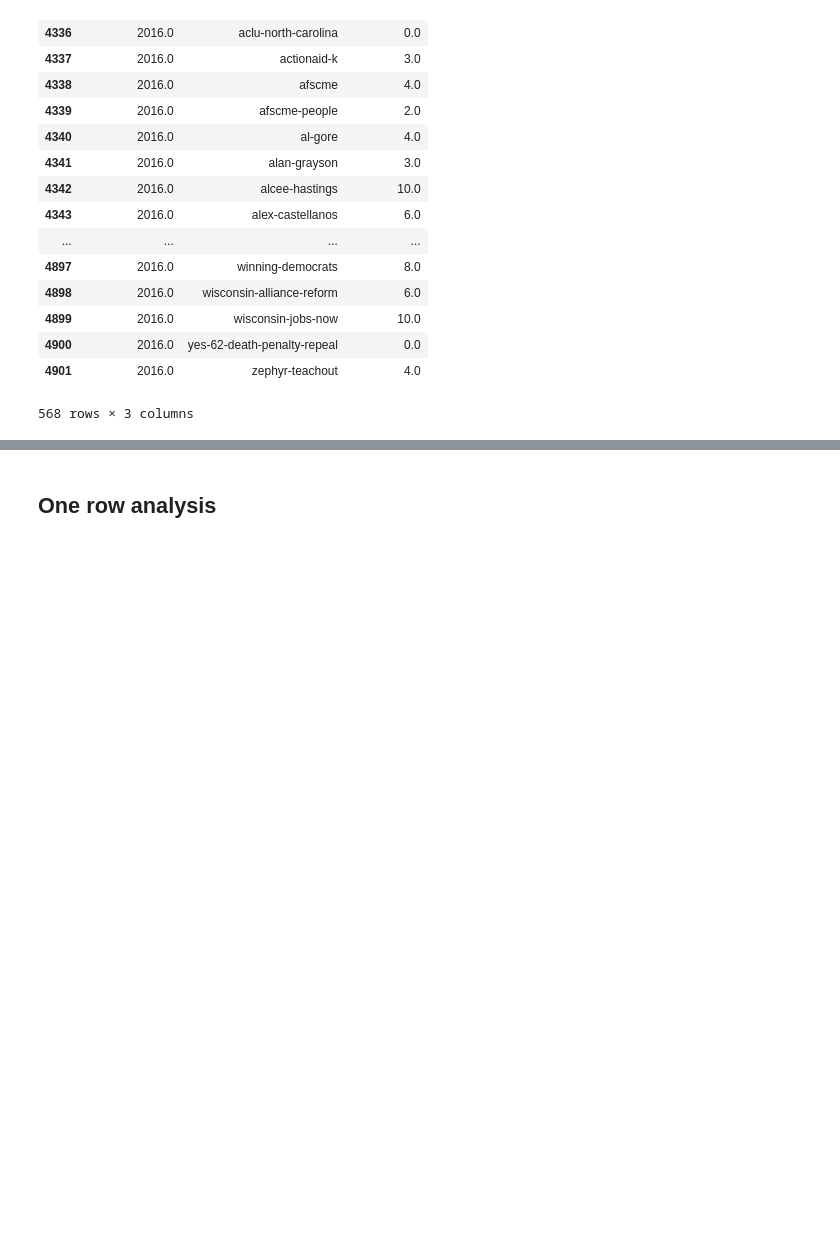
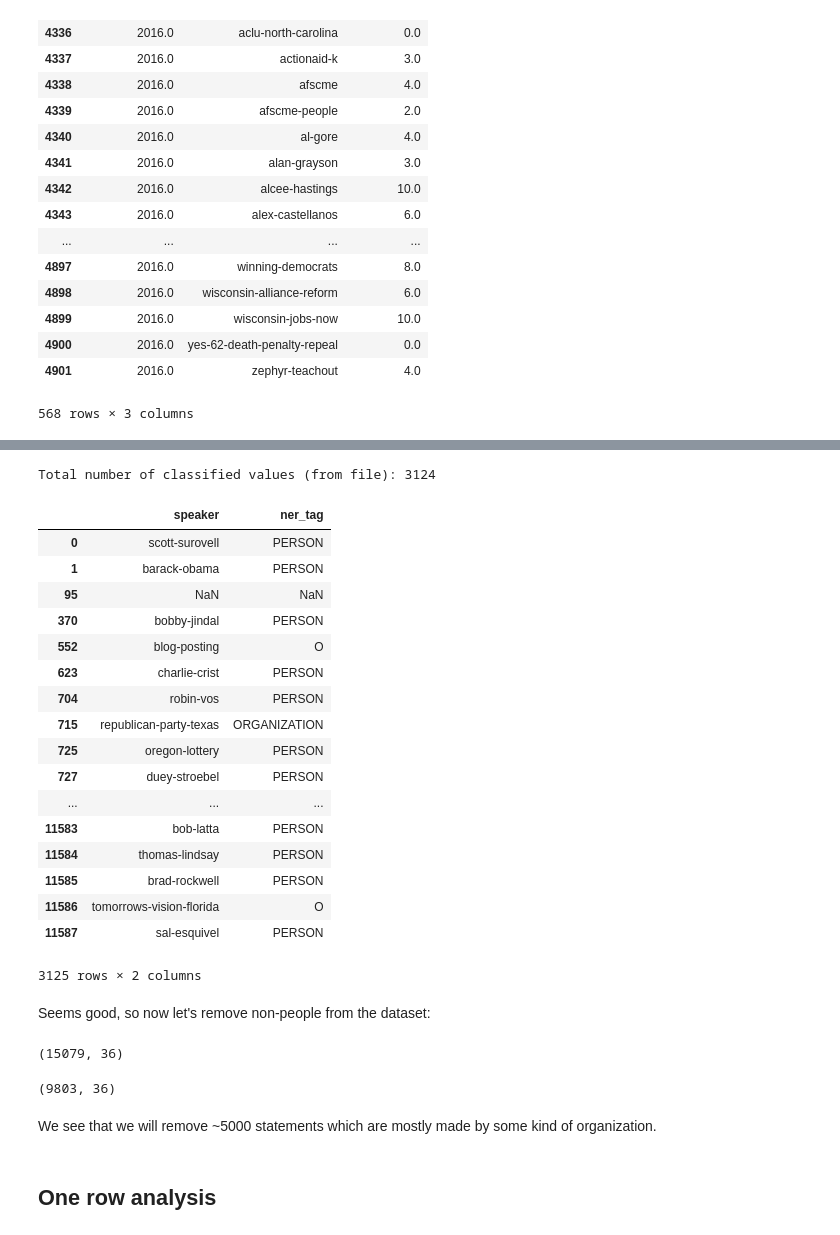
Before and after one commit to ExploringLies/lies-have-short-legs, a Jupyter notebook: notebooks/data analysis.ipynb, the cells around one changed output, grey strips where cells are left out. Saved outputs shown, nothing was run; the diff lists cells and outputs as text; code cells hidden in the pictures; blank space fills up the shorter version.

```diff
--- a/notebooks/data analysis.ipynb
+++ b/notebooks/data analysis.ipynb
@@ -71,17 +64,23 @@ def extract_information(res):
 # %%
+from json import load, JSONDecodeError
+
 def safe_json_read(f):
     try:
         with open(f, 'r') as fc:
-            return json.load(fc)
-    except json.JSONDecodeError:
-        print(f)
+            return load(fc)
+    except JSONDecodeError as de:
+        print(f"File {f} is empty or something...")
         return {}
 # %%
-additional_information = pseq(pathlib.Path('../liar_dataset/statements/').iterdir())\
-                               .map(safe_json_read)\
+from functional import seq
+# print(pseq(paths))
+# print(seq(paths).map(safe_json_read))
+
+additional_information = seq(pathlib.Path('../data/liar_dataset/statements/').iterdir()).map(safe_json_read)\
                                .filter(lambda x: len(x) > 0)\
                                .map(extract_information)\
                                .to_pandas()
 
 additional_information['statement_date'] = pd.to_datetime(additional_information['statement_date'])
+additional_information.head()
 # %% [output]
@@ -303,0 +366,55 @@ median_speaker_value[median_speaker_value['statement_year'] == 2016]
+# %%
+import os.path
+
+file_path = 'nlp/ner_tags.json'
+
+if not os.path.exists(file_path):
+    print(f"Total number of values to classify: {len(_t['speaker'].value_counts().index)}")
+
+    words_with_ner_tags = {}
+    for word in _t['speaker'].value_counts().index:
+        words_with_ner_tags[word] = get_ner_tag(word)
+
+    # save tags, since it took ~3h to tag all 3214 unique speakers
+    with open(file_path, 'w') as fp:
+        json.dump(words_with_ner_tags, fp, indent=4)
+else:
+    with open(file_path, 'r') as f:
+        words_with_ner_tags = json.load(f)
+    print(f"Total number of classified values (from file): {len(words_with_ner_tags)}")
+# %% [output]
+Total number of classified values (from file): 3124
+# %%
+_t["ner_tag"] = _t.apply(lambda row: words_with_ner_tags[row['speaker']] if not pd.isnull(row['speaker']) else row['speaker'], axis=1)
+_t[['speaker','ner_tag']].drop_duplicates()
+# %% [output]
+|  | speaker | ner_tag |
+| 0 | scott-surovell | PERSON |
+| 1 | barack-obama | PERSON |
+| 95 | NaN | NaN |
+| 370 | bobby-jindal | PERSON |
+| 552 | blog-posting | O |
+| 623 | charlie-crist | PERSON |
+| 704 | robin-vos | PERSON |
+| 715 | republican-party-texas | ORGANIZATION |
+| 725 | oregon-lottery | PERSON |
+| 727 | duey-stroebel | PERSON |
+| ... | ... | ... |
+| 11583 | bob-latta | PERSON |
+| 11584 | thomas-lindsay | PERSON |
+| 11585 | brad-rockwell | PERSON |
+| 11586 | tomorrows-vision-florida | O |
+| 11587 | sal-esquivel | PERSON |
+3125 rows × 2 columns
+# %% [markdown]
+Seems good, so now let's remove non-people from the dataset:
+# %%
+_t.shape
+# %% [output]
+(15079, 36)
+# %%
+_t[_t['ner_tag'] == "PERSON"].shape
+# %% [output]
+(9803, 36)
+# %% [markdown]
+We see that we will remove ~5000 statements which are mostly made by some kind of organization.
```
Also changed, not shown: parts of 17 cells of this notebook, 27 other files.
